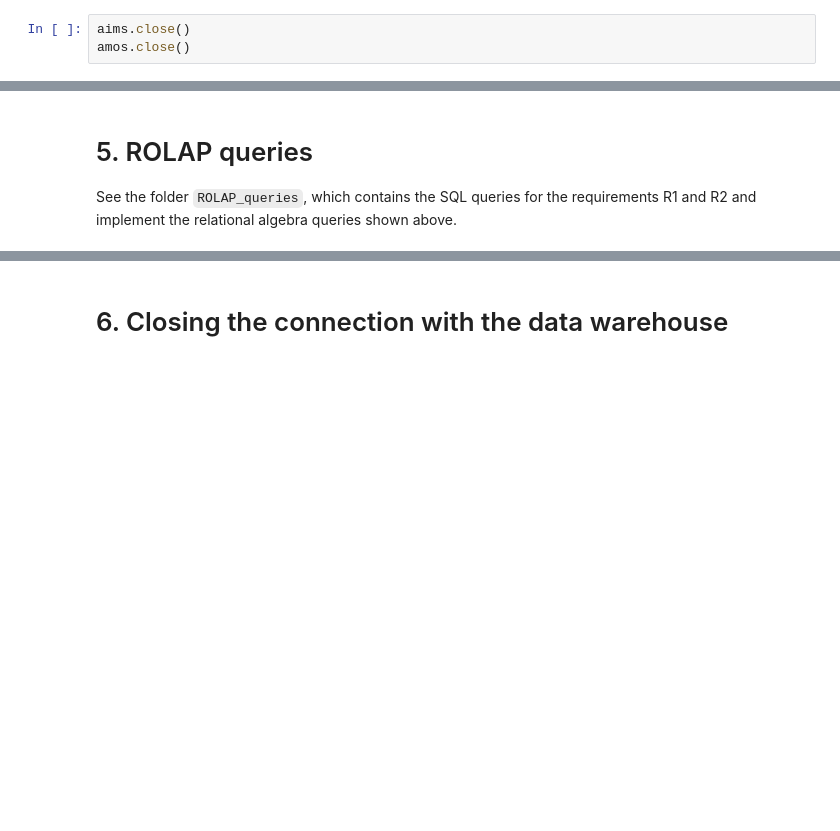
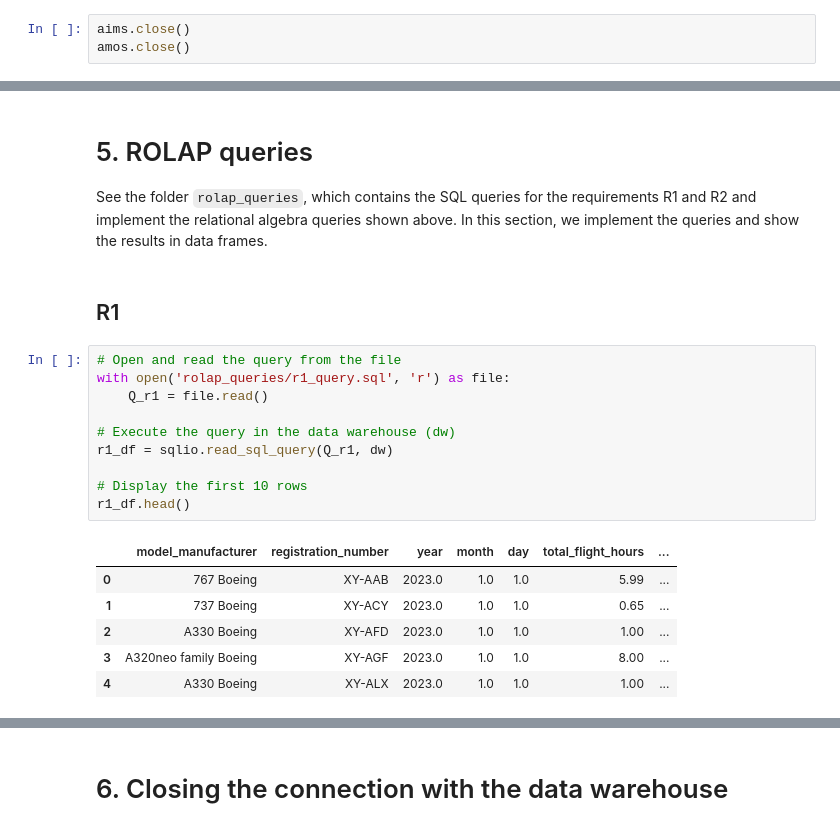
Before and after one commit to pablo-fdz/lab_3_data_mg, a Jupyter notebook: ETL_lab_3_pablo.ipynb, the cells around one changed output, grey strips where cells are left out. Cells and saved outputs as stored; diff of their text form; blank space fills up the shorter version.

Commit message:
queries and almost completed notebook

```diff
--- a/ETL_lab_3_pablo.ipynb
+++ b/ETL_lab_3_pablo.ipynb
@@ -1419,3 +1413,22 @@ $$E:= Cube(ADOS)$$
 # %% [markdown]
 # 5. ROLAP queries
-See the folder `ROLAP_queries`, which contains the SQL queries for the requirements R1 and R2 and implement the relational algebra queries shown above.
+See the folder `rolap_queries`, which contains the SQL queries for the requirements R1 and R2 and implement the relational algebra queries shown above. In this section, we implement the queries and show the results in data frames.
+# %% [markdown]
+## R1
+# %%
+# Open and read the query from the file
+with open('rolap_queries/r1_query.sql', 'r') as file:
+    Q_r1 = file.read()
+
+# Execute the query in the data warehouse (dw)
+r1_df = sqlio.read_sql_query(Q_r1, dw)
+
+# Display the first 10 rows
+r1_df.head()
+# %% [output]
+|  | model_manufacturer | registration_number | year | month | day | total_flight_hours | ... |
+| 0 | 767 Boeing | XY-AAB | 2023.0 | 1.0 | 1.0 | 5.99 | ... |
+| 1 | 737 Boeing | XY-ACY | 2023.0 | 1.0 | 1.0 | 0.65 | ... |
+| 2 | A330 Boeing | XY-AFD | 2023.0 | 1.0 | 1.0 | 1.00 | ... |
+| 3 | A320neo family Boeing | XY-AGF | 2023.0 | 1.0 | 1.0 | 8.00 | ... |
+| 4 | A330 Boeing | XY-ALX | 2023.0 | 1.0 | 1.0 | 1.00 | ... |
```
Also changed, not shown: parts of 4 cells of this notebook, 2 other files.
